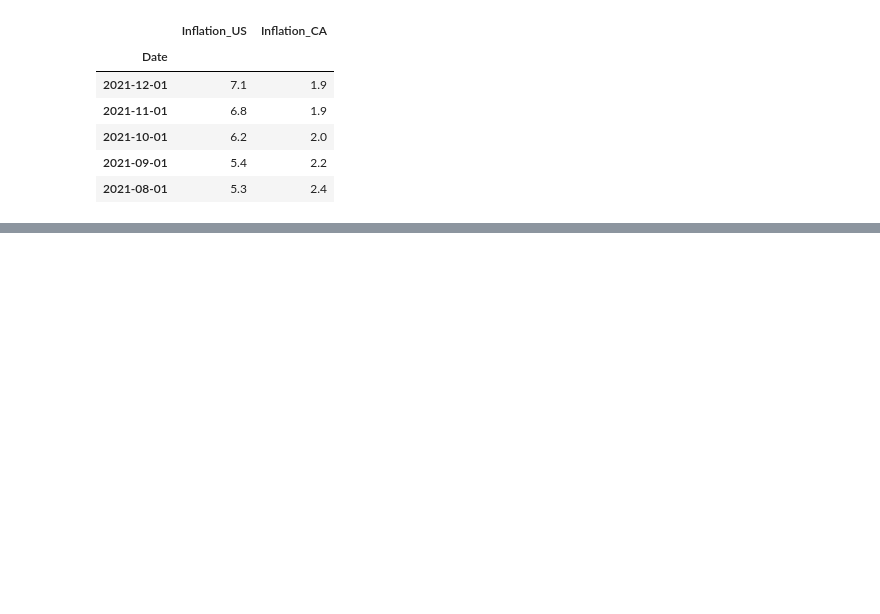
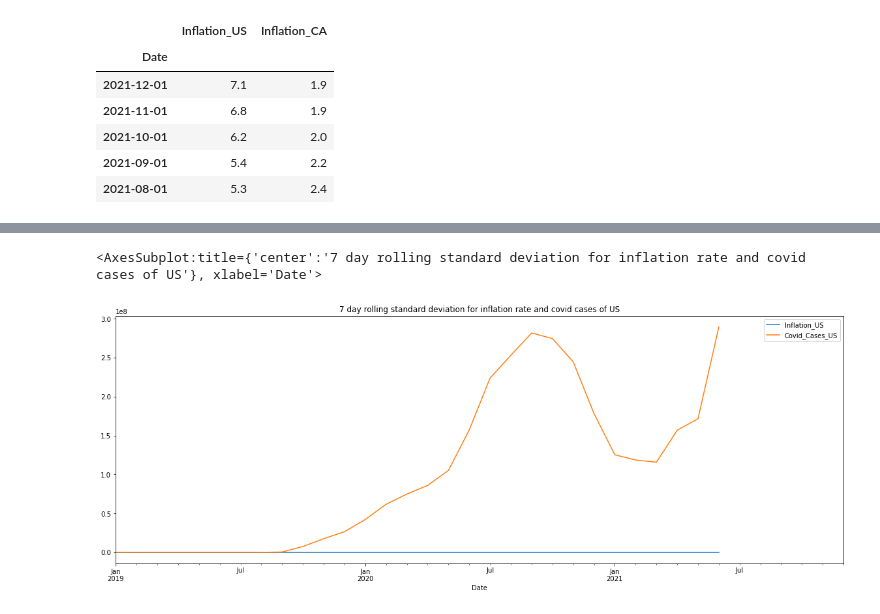
Before and after one commit to malkawenedal/Impact-on-Inflation-due-to-Covid-for-US-Canada, a Jupyter notebook: Analysis.ipynb, the cells around one changed output, grey strips where cells are left out. Cells and saved outputs as stored; diff of their text form; code cells hidden in the pictures; blank space fills up the shorter version.

```diff
--- a/Analysis.ipynb
+++ b/Analysis.ipynb
@@ -176,0 +194,4 @@ plot=beta.plot(figsize=(20, 10), title="Rolling 7 days Beta of CA inflation rate
+# %%
+#Calculate and plot the rolling standard deviation for inflation rate of US  and covid cases us
+inf_cas_us=combined_df[["Inflation_US","Covid_Cases_US"]]
+inf_cas_us.head()
@@ -176,0 +206,5 @@ plot=beta.plot(figsize=(20, 10), title="Rolling 7 days Beta of CA inflation rate
+# %%
+inf_cas_us.rolling(window=7).std().plot(figsize=(20,7), title= "7 day rolling standard deviation for inflation rate and covid cases of US")
+# %% [output]
+<AxesSubplot:title={'center':'7 day rolling standard deviation for inflation rate and covid cases of US'}, xlabel='Date'>
+[figure, added]
```
Also changed, not shown: parts of 16 cells of this notebook, 4 other files.
